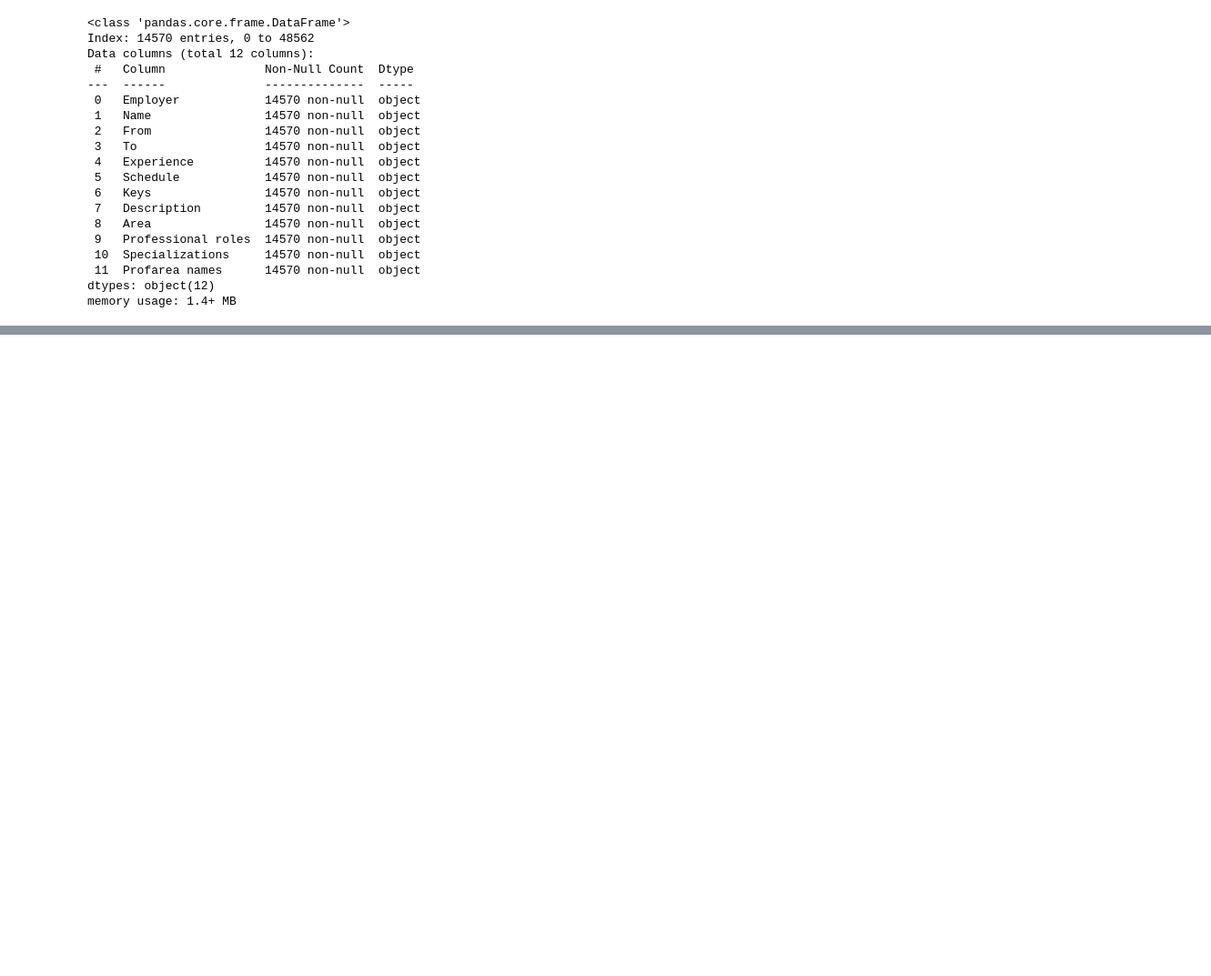
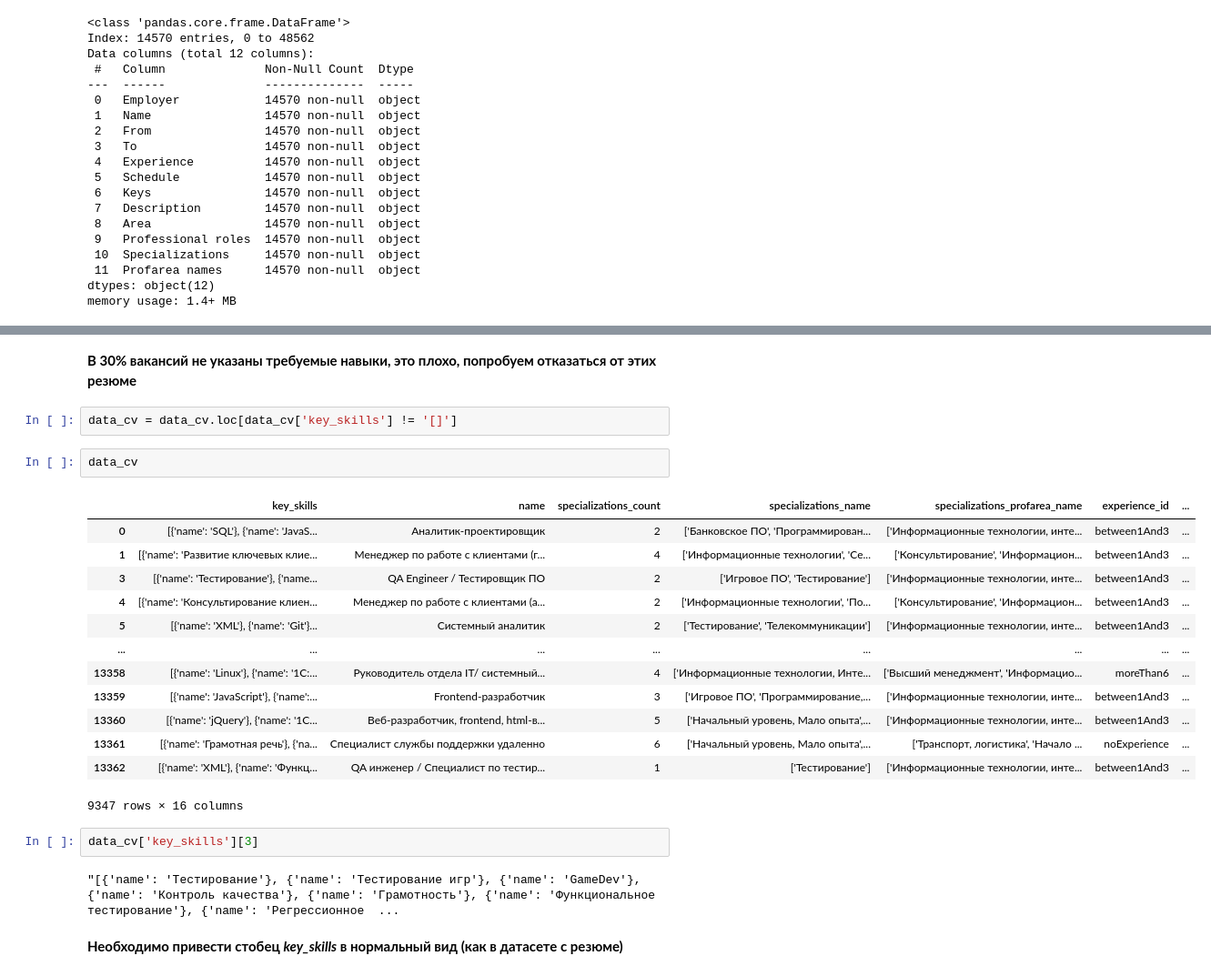
Before and after one commit to talynkova/DL_Team_6_NLP, a Jupyter notebook: Data_preparing/data_valid_1.ipynb, the cells around one changed output, grey strips where cells are left out. Shown at 91% size. Saved outputs shown, nothing was run; the diff lists cells and outputs as text; blank space fills up the shorter version.

Commit message:
Добавлен датасет с резюме

```diff
--- a/Data_preparing/data_valid_1.ipynb
+++ b/Data_preparing/data_valid_1.ipynb
@@ -272,0 +342,26 @@ memory usage: 1.4+ MB
+# %% [markdown]
+**В 30% вакансий не указаны требуемые навыки, это плохо, попробуем отказаться от этих резюме**
+# %%
+data_cv = data_cv.loc[data_cv['key_skills'] != '[]']
+# %%
+data_cv
+# %% [output]
+|  | key_skills | name | specializations_count | specializations_name | specializations_profarea_name | experience_id | ... |
+| 0 | [{'name': 'SQL'}, {'name': 'JavaS... | Аналитик-проектировщик | 2 | ['Банковское ПО', 'Программирован... | ['Информационные технологии, инте... | between1And3 | ... |
+| 1 | [{'name': 'Развитие ключевых клие... | Менеджер по работе с клиентами (г... | 4 | ['Информационные технологии', 'Се... | ['Консультирование', 'Информацион... | between1And3 | ... |
+| 3 | [{'name': 'Тестирование'}, {'name... | QA Engineer / Тестировщик ПО | 2 | ['Игровое ПО', 'Тестирование'] | ['Информационные технологии, инте... | between1And3 | ... |
+| 4 | [{'name': 'Консультирование клиен... | Менеджер по работе с клиентами (а... | 2 | ['Информационные технологии', 'По... | ['Консультирование', 'Информацион... | between1And3 | ... |
+| 5 | [{'name': 'XML'}, {'name': 'Git'}... | Системный аналитик | 2 | ['Тестирование', 'Телекоммуникации'] | ['Информационные технологии, инте... | between1And3 | ... |
+| ... | ... | ... | ... | ... | ... | ... | ... |
+| 13358 | [{'name': 'Linux'}, {'name': '1С:... | Руководитель отдела IT/ системный... | 4 | ['Информационные технологии, Инте... | ['Высший менеджмент', 'Информацио... | moreThan6 | ... |
+| 13359 | [{'name': 'JavaScript'}, {'name':... | Frontend-разработчик | 3 | ['Игровое ПО', 'Программирование,... | ['Информационные технологии, инте... | between1And3 | ... |
+| 13360 | [{'name': 'jQuery'}, {'name': '1С... | Веб-разработчик, frontend, html-в... | 5 | ['Начальный уровень, Мало опыта',... | ['Информационные технологии, инте... | between1And3 | ... |
+| 13361 | [{'name': 'Грамотная речь'}, {'na... | Специалист службы поддержки удаленно | 6 | ['Начальный уровень, Мало опыта',... | ['Транспорт, логистика', 'Начало ... | noExperience | ... |
+| 13362 | [{'name': 'XML'}, {'name': 'Функц... | QA инженер / Специалист по тестир... | 1 | ['Тестирование'] | ['Информационные технологии, инте... | between1And3 | ... |
+9347 rows × 16 columns
+# %%
+data_cv['key_skills'][3]
+# %% [output]
+"[{'name': 'Тестирование'}, {'name': 'Тестирование игр'}, {'name': 'GameDev'}, {'name': 'Контроль качества'}, {'name': 'Грамотность'}, {'name': 'Функциональное тестирование'}, {'name': 'Регресcионное  ...
+# %% [markdown]
+**Необходимо привести стобец *key_skills* в нормальный вид (как в датасете с резюме)**
```
Also changed, not shown: parts of 17 cells of this notebook.
